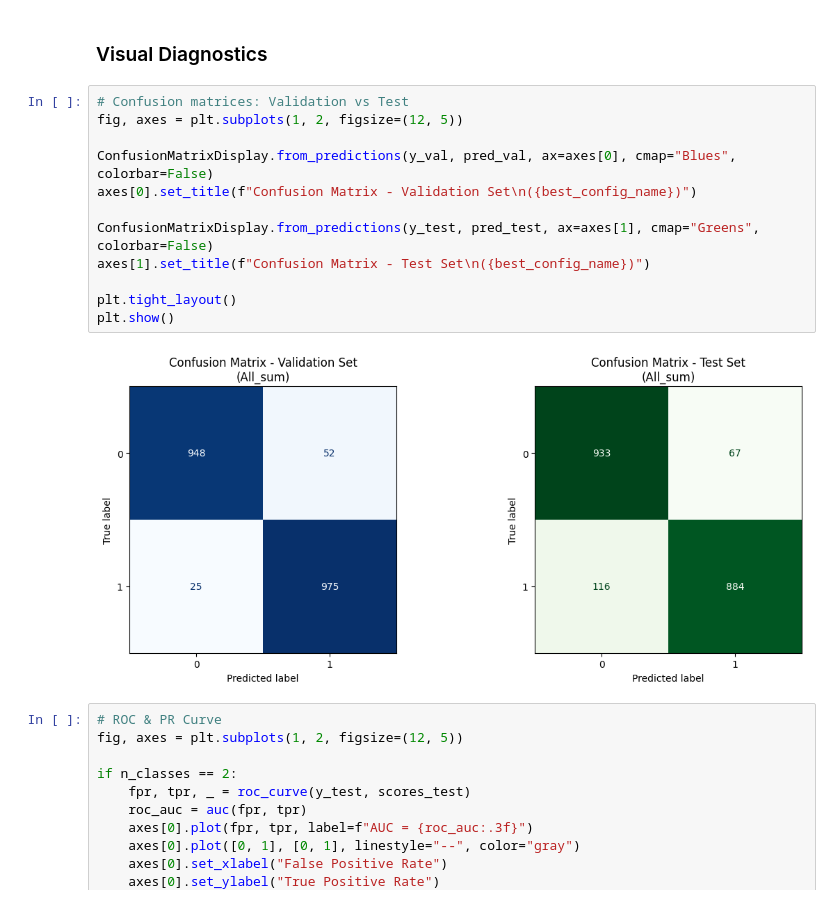
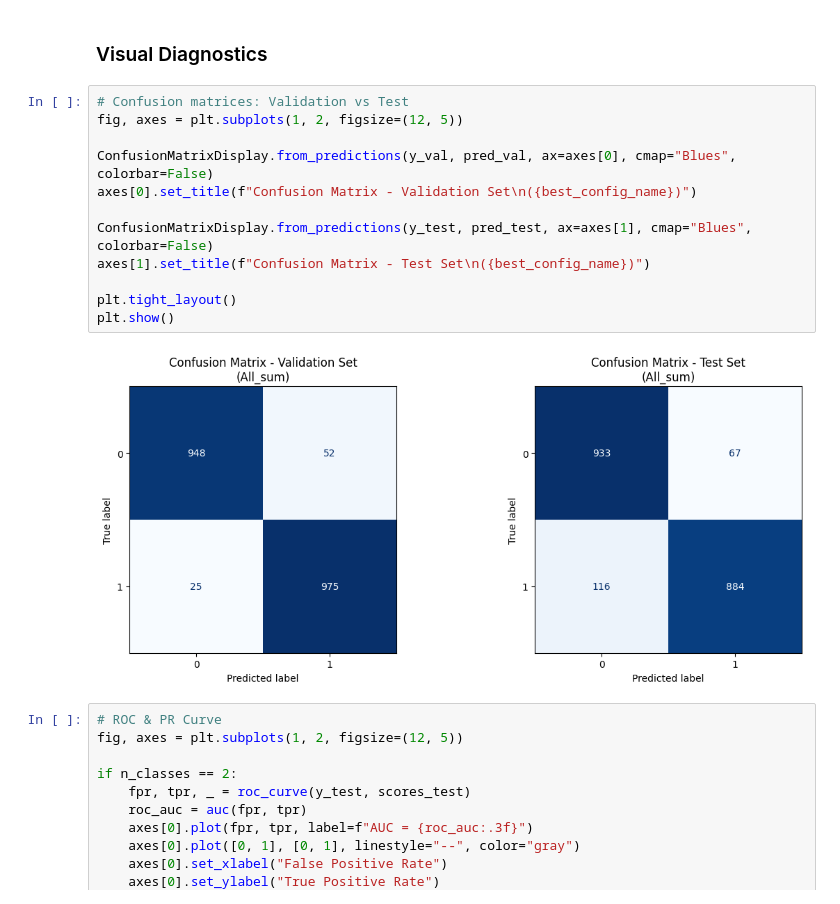
Before and after one commit to ecalabrese17/Italian-AI-Text-Detector, a Jupyter notebook: 02_classification/task3.ipynb, the cells around one changed output. Drawn from its saved outputs; the diff is of its cells as text.

```diff
--- a/02_classification/task3.ipynb
+++ b/02_classification/task3.ipynb
@@ -333,17 +333,17 @@ weighted avg     0.9095    0.9085    0.9084      2000
 # %%
 # Confusion matrices: Validation vs Test
 fig, axes = plt.subplots(1, 2, figsize=(12, 5))
 
 ConfusionMatrixDisplay.from_predictions(y_val, pred_val, ax=axes[0], cmap="Blues", colorbar=False)
 axes[0].set_title(f"Confusion Matrix - Validation Set\n({best_config_name})")
 
-ConfusionMatrixDisplay.from_predictions(y_test, pred_test, ax=axes[1], cmap="Greens", colorbar=False)
+ConfusionMatrixDisplay.from_predictions(y_test, pred_test, ax=axes[1], cmap="Blues", colorbar=False)
 axes[1].set_title(f"Confusion Matrix - Test Set\n({best_config_name})")
 
 plt.tight_layout()
 plt.show()
 # %% [output]
-[figure, old version]
+[figure, new version]
 # %%
 # ROC & PR Curve
 fig, axes = plt.subplots(1, 2, figsize=(12, 5))
```
